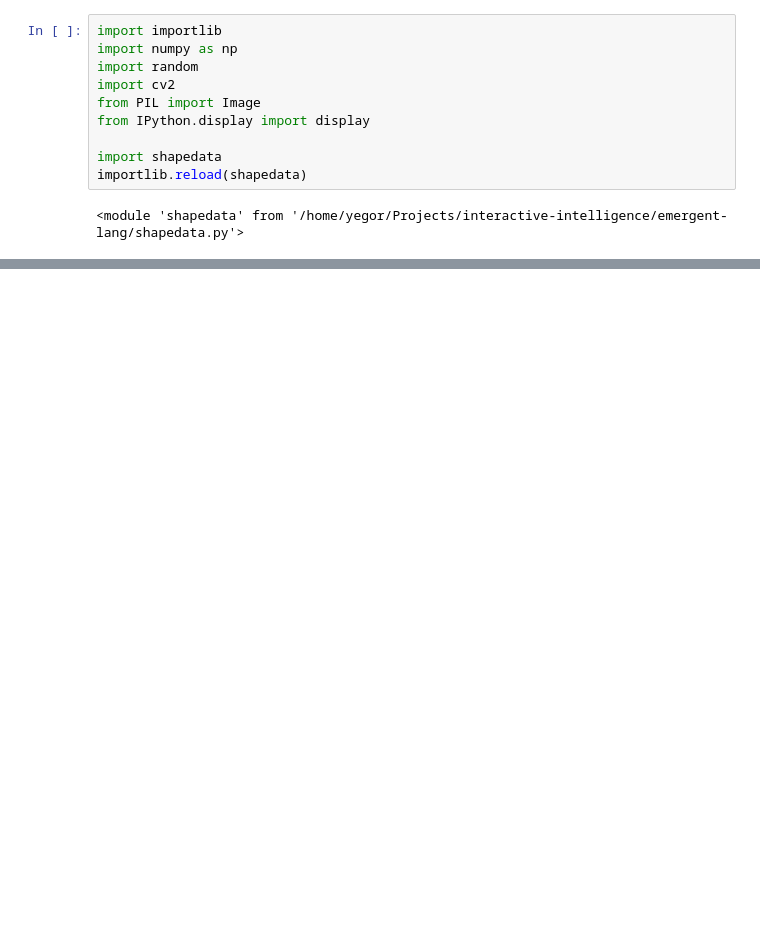
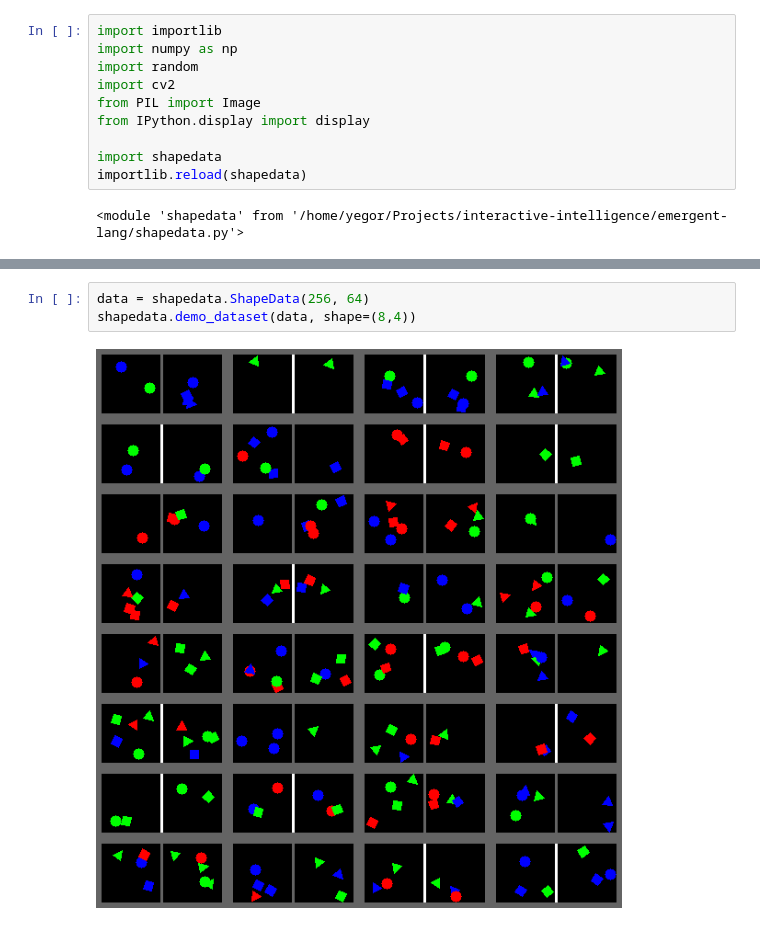
Before and after one commit to interactive-intelligence/emergent-lang, a Jupyter notebook: shapedata-demo.ipynb, the cells around one changed output, grey strips where cells are left out. Saved outputs shown, nothing was run; the diff lists cells and outputs as text; blank space fills up the shorter version.

```diff
--- a/shapedata-demo.ipynb
+++ b/shapedata-demo.ipynb
@@ -25 +27,6 @@ Image.fromarray(images[0])
+# %%
+data = shapedata.ShapeData(256, 64)
+shapedata.demo_dataset(data, shape=(8,4))
+# %% [output]
+[figure, added]
 # %%
```
Also changed, not shown: parts of 5 cells of this notebook, 1 other file.
